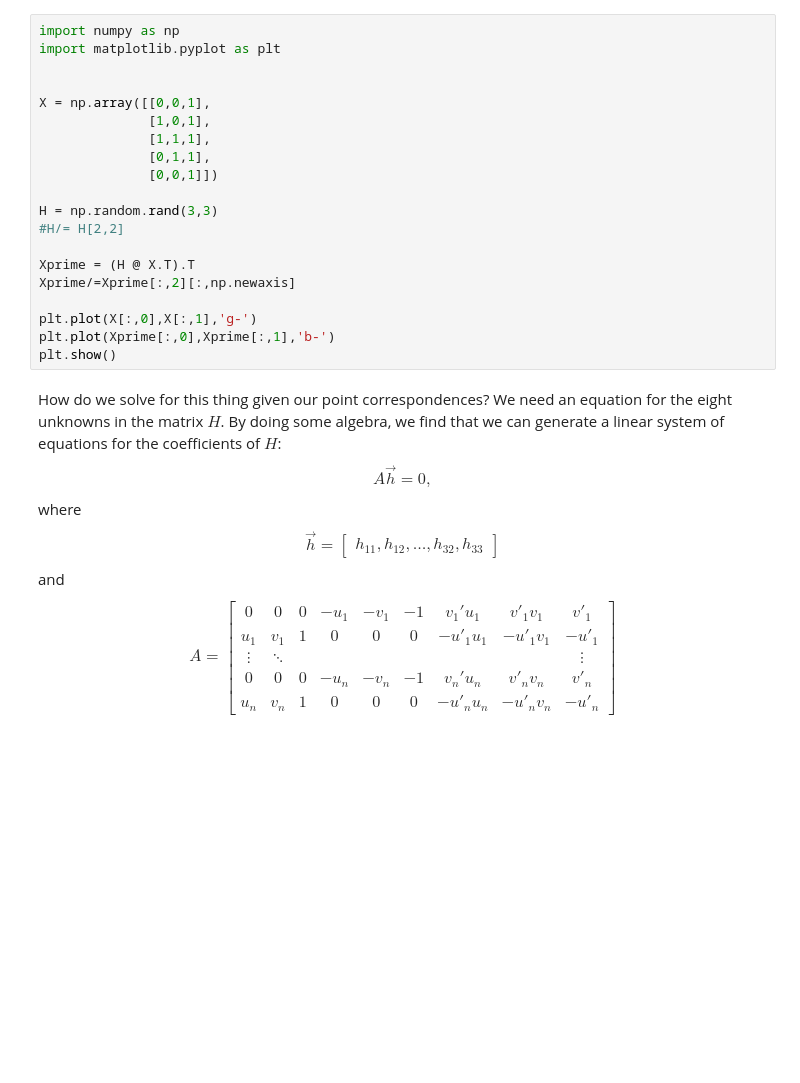
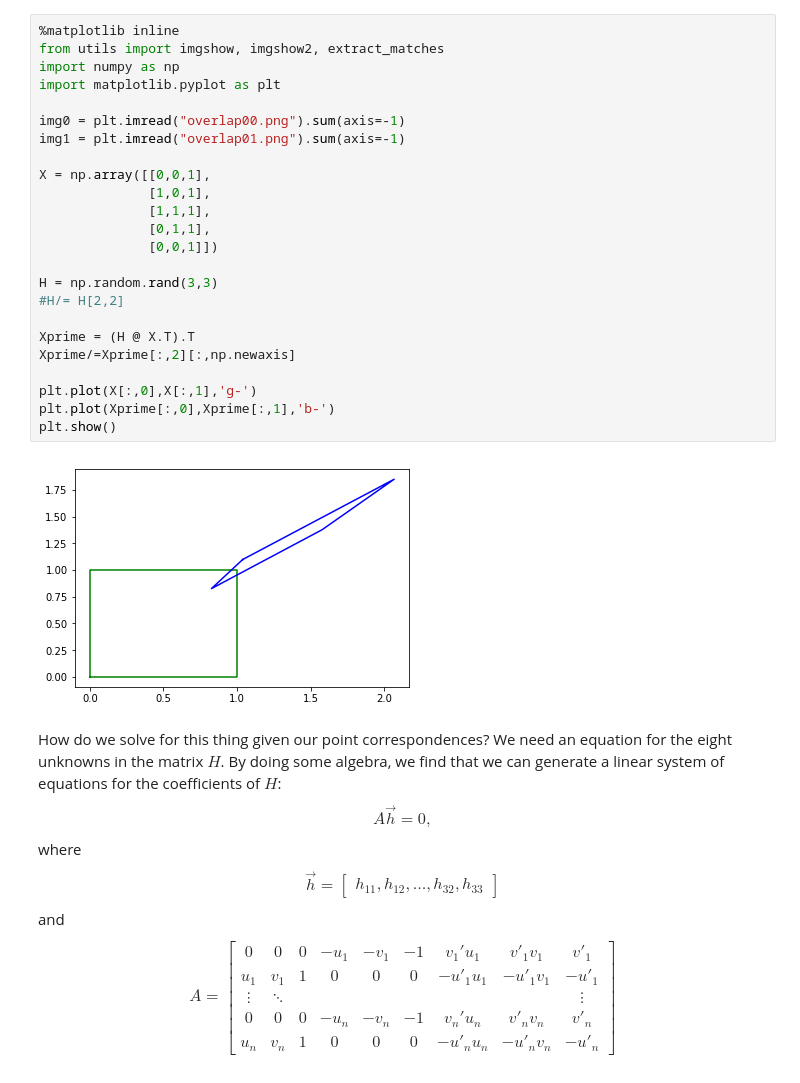
Before and after one commit to fbunt/190215_homographies_and_ransac, a Jupyter notebook: homographies.ipynb, the cells around one changed output. Drawn from its saved outputs; the diff is of its cells as text; blank space fills up the shorter version.

```diff
--- a/homographies.ipynb
+++ b/homographies.ipynb
@@ -23,25 +23,31 @@ $$
 $$
 Note that this makes use of generalized coordinates: after the transformation, we need to divide: $u' = x'/w'$ and $v' = y'/w'$.  What does a homography do?  Here is an example of a random homography on the unit square:
 # %%
+%matplotlib inline
+from utils import imgshow, imgshow2, extract_matches
 import numpy as np
 import matplotlib.pyplot as plt
 
+img0 = plt.imread("overlap00.png").sum(axis=-1)
+img1 = plt.imread("overlap01.png").sum(axis=-1)
 
 X = np.array([[0,0,1],
               [1,0,1],
               [1,1,1],
               [0,1,1],
               [0,0,1]])
 
 H = np.random.rand(3,3)
 #H/= H[2,2]
 
 Xprime = (H @ X.T).T
 Xprime/=Xprime[:,2][:,np.newaxis]
 
 plt.plot(X[:,0],X[:,1],'g-')
 plt.plot(Xprime[:,0],Xprime[:,1],'b-')
 plt.show()
+# %% [output]
+[figure, added]
 # %% [markdown]
 How do we solve for this thing given our point correspondences?  We need an equation for the eight unknowns in the matrix $H$.  By doing some algebra, we find that we can generate a linear system of equations for the coefficients of $H$:
 $$
```
Also changed, not shown: parts of 7 cells of this notebook, 3 other files.
